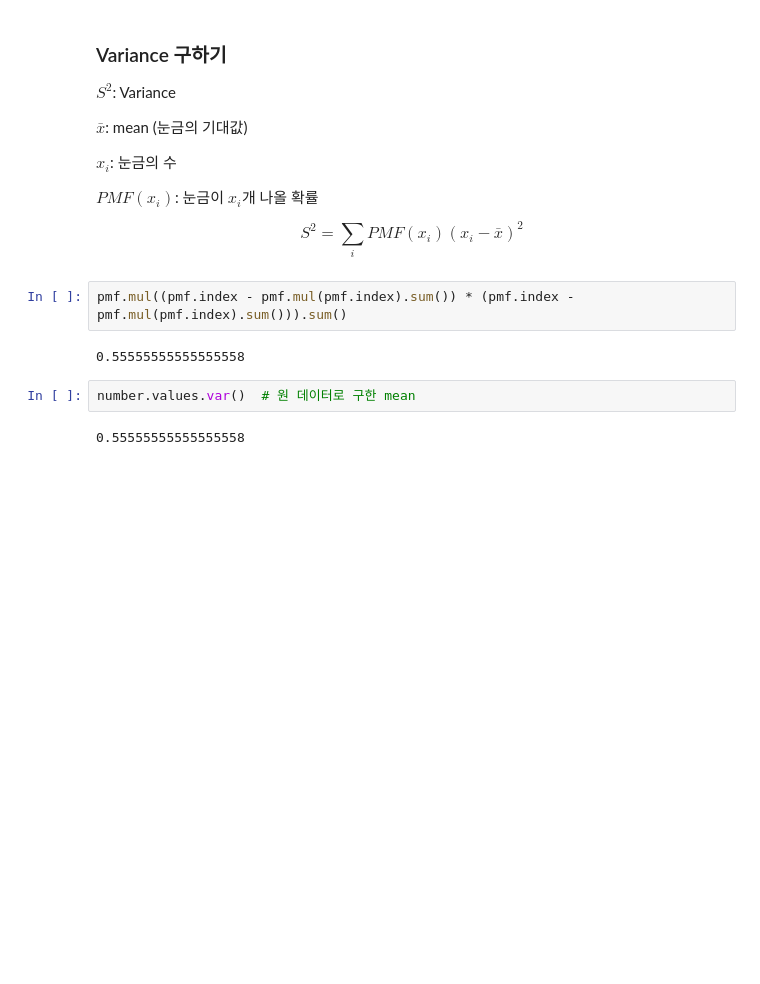
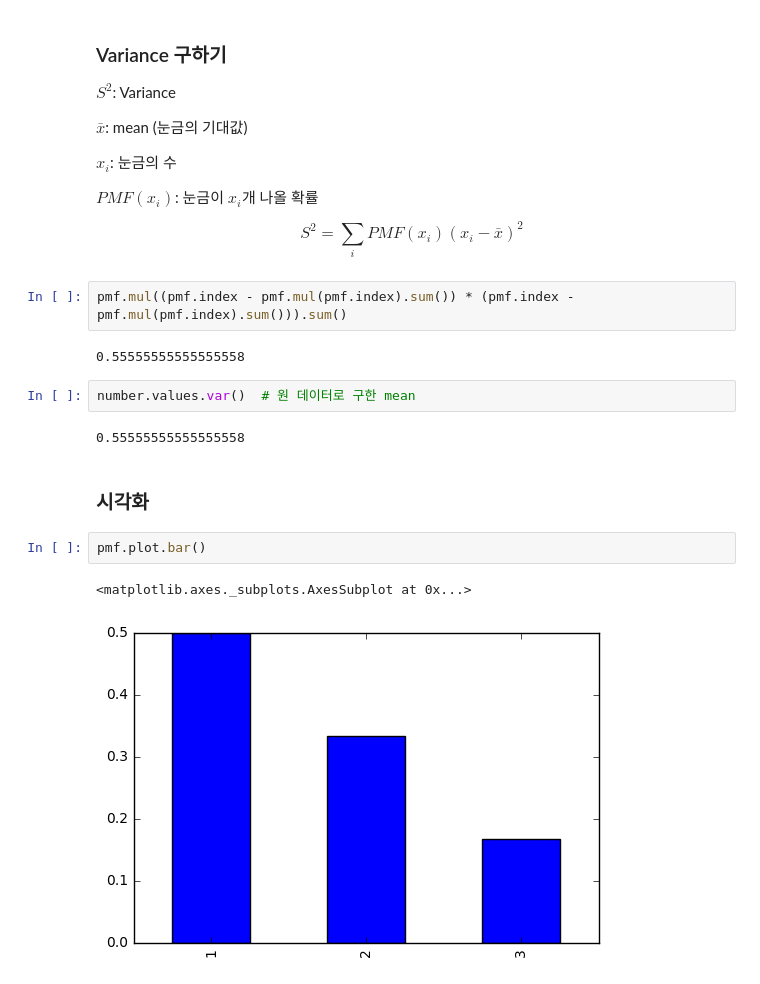
Before and after one commit to ermaker/thinkstats2chap3, a Jupyter notebook: pmf.ipynb, the cells around one changed output. Cells and saved outputs as stored; diff of their text form; blank space fills up the shorter version.

```diff
--- a/pmf.ipynb
+++ b/pmf.ipynb
@@ -108,3 +107,10 @@ pmf.mul((pmf.index - pmf.mul(pmf.index).sum()) * (pmf.index - pmf.mul(pmf.index)
 number.values.var()  # 원 데이터로 구한 mean
 # %% [output]
 0.55555555555555558
+# %% [markdown]
+### 시각화
+# %%
+pmf.plot.bar()
+# %% [output]
+<matplotlib.axes._subplots.AxesSubplot at 0x...>
+[figure, added]
```
Also changed, not shown: parts of 16 cells of this notebook.
